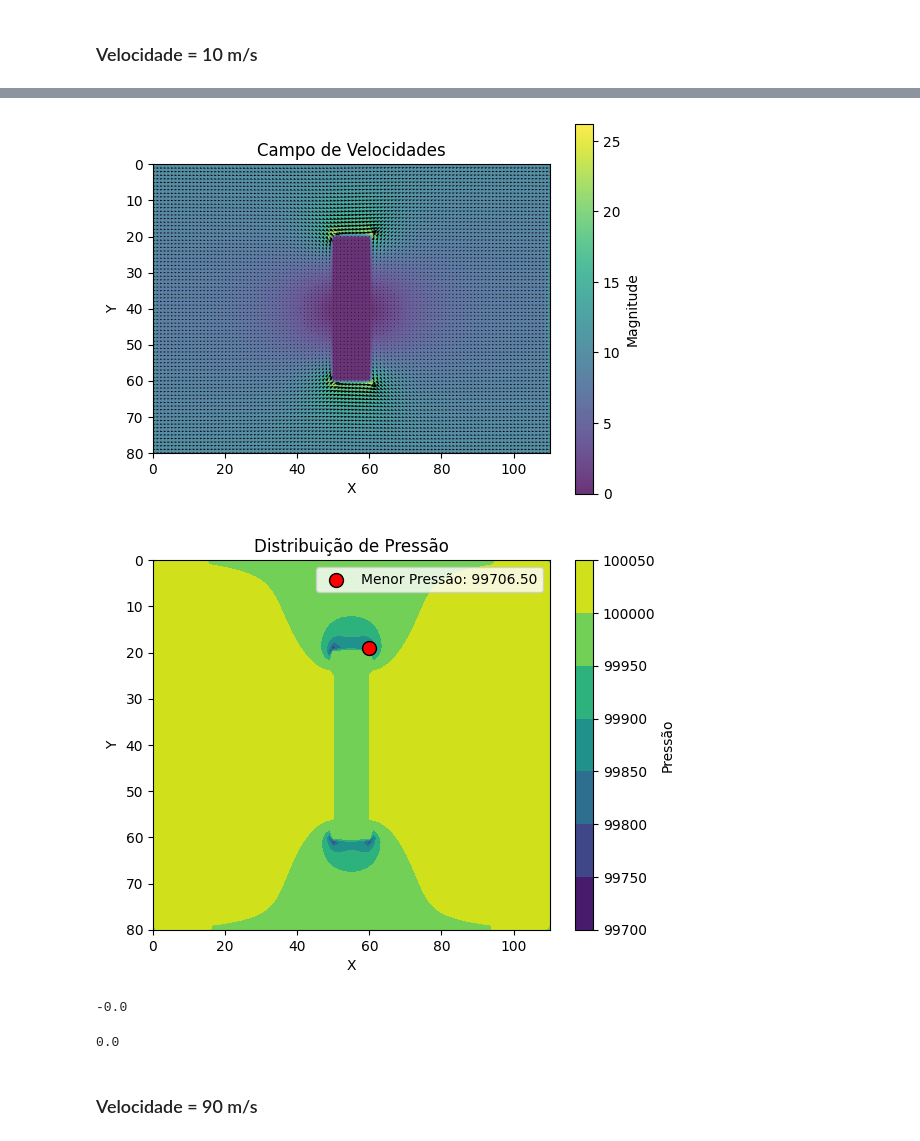
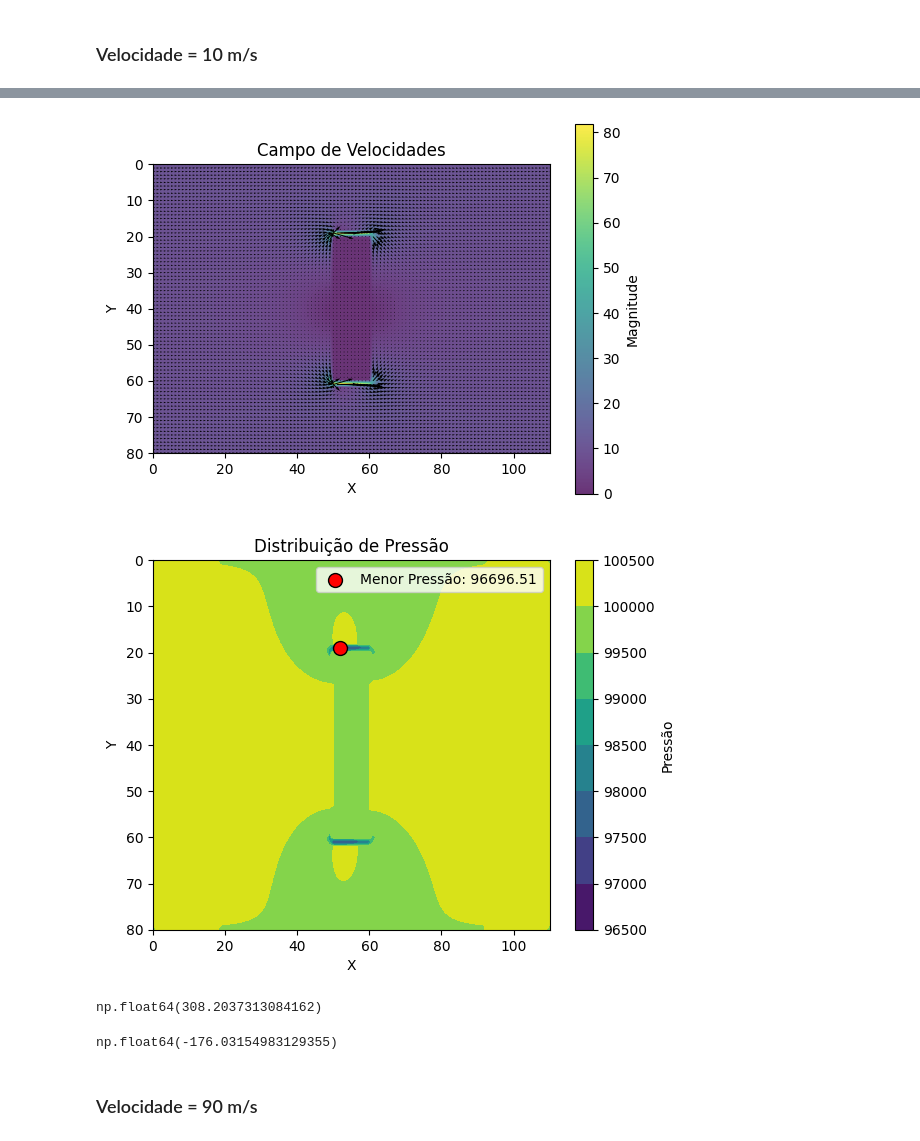
Before and after one commit to Eduds007/Numerical-simulations, a Jupyter notebook: Ex2/resultados_90.ipynb, the cells around one changed output, grey strips where cells are left out. Drawn from its saved outputs; the diff is of its cells as text; code cells hidden in the pictures.

```diff
--- a/Ex2/resultados_90.ipynb
+++ b/Ex2/resultados_90.ipynb
@@ -66,6 +67,7 @@ u_inf = 10
 # %%
 rect = Retangle(-2,-0.5,angle, u_inf, delta, uy, corrente_inicial, p_init, h, w)
 rede = Mesh(rect, u_inf, delta, tolerance, lamb, h,corrente_inicial, uy, p_init, iter, rho, g)
+rede.update_mask()
 # %%
 rede.update_corrente()
 rede.plot_corrente()
@@ -75,20 +77,21 @@ rede.plot_corrente()
 rede.update_velocidade()
 rede.plot_velocidade()
 # %% [output]
-[figure, old version]
+[figure, new version]
 # %%
 rede.update_pressure()
 rede.plot_pressure()
+rede.update_normal()
 # %% [output]
-[figure, old version]
+[figure, new version]
 # %%
 rede.get_arrasto()
 # %% [output]
--0.0
+np.float64(308.2037313084162)
 # %%
 rede.get_sust()
 # %% [output]
-0.0
+np.float64(-176.03154983129355)
 # %% [markdown]
 ### Velocidade = 90 m/s
 # %%
```
Also changed, not shown: parts of 14 cells of this notebook, 2 other files.
